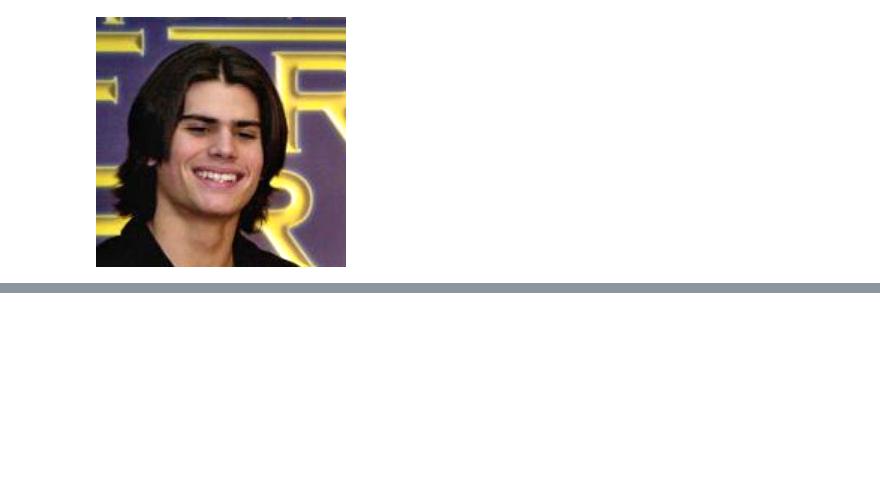
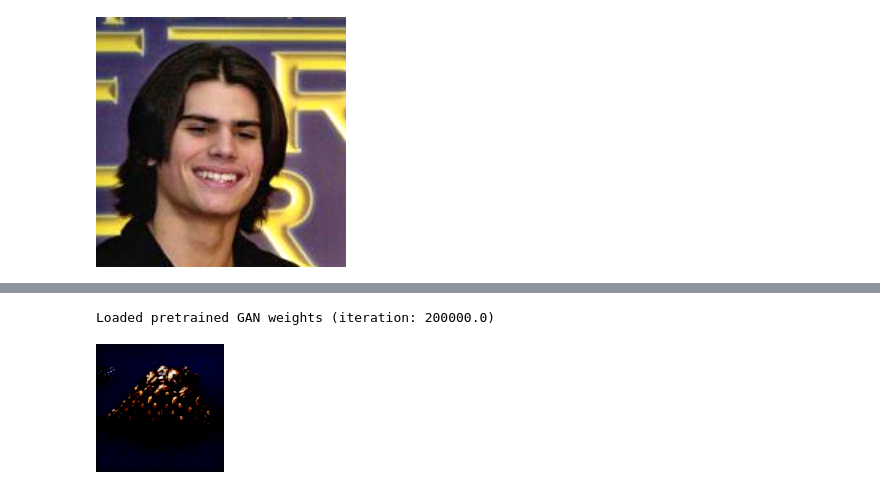
Before and after one commit to Eva427/CICR-Impainting, a Jupyter notebook: test.ipynb, the cells around one changed output, grey strips where cells are left out. Saved outputs shown, nothing was run; the diff lists cells and outputs as text; code cells hidden in the pictures; blank space fills up the shorter version.

```diff
--- a/test.ipynb
+++ b/test.ipynb
@@ -260,0 +267,12 @@ NameError: name 'transforms' is not defined
+# %%
+G = make_gan(gan_type='selfconditionedgan', model_name='self_conditioned')  # -> nn.Module
+y = G.sample_class(batch_size=1)  # -> torch.Size([1, 1000])
+z = G.sample_latent(batch_size=1)  # -> torch.Size([1, 256])
+x = G(z=z, y=y)  # -> torch.Size([1, 3, 128, 128])
+
+x = torch.clip(x,0,1)
+x = transforms.ToPILImage()(x[0])
+x.show()
+# %% [output]
+Loaded pretrained GAN weights (iteration: 200000.0)
+[figure, added]
```
Also changed, not shown: parts of 5 cells of this notebook.
